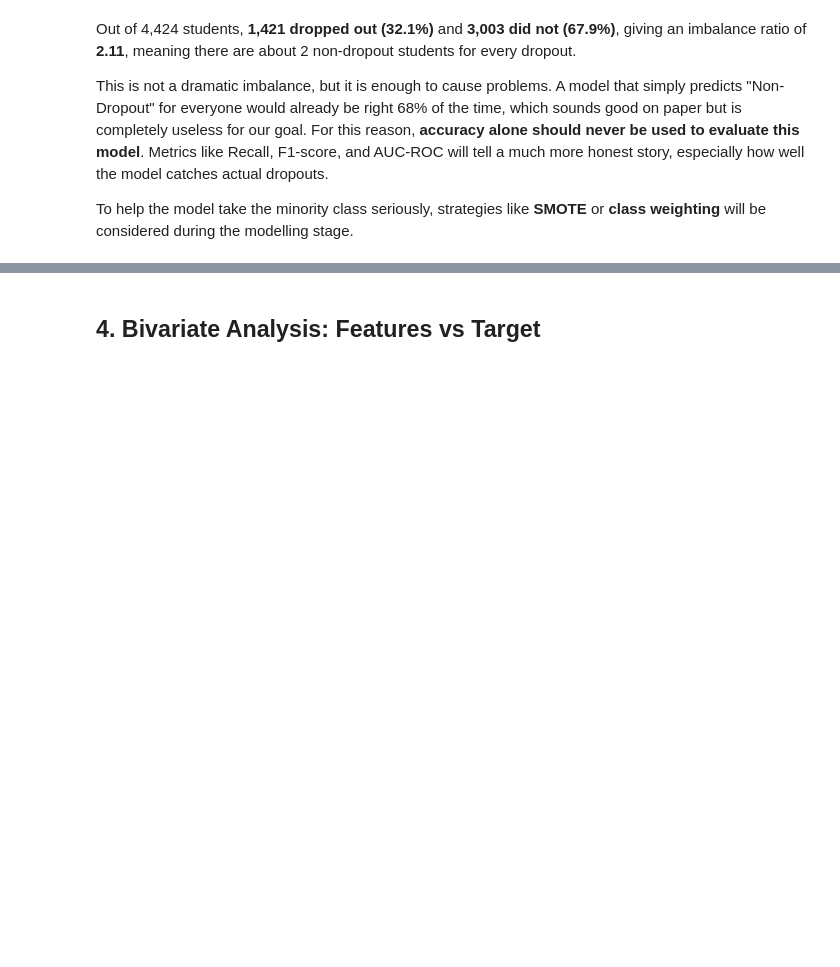
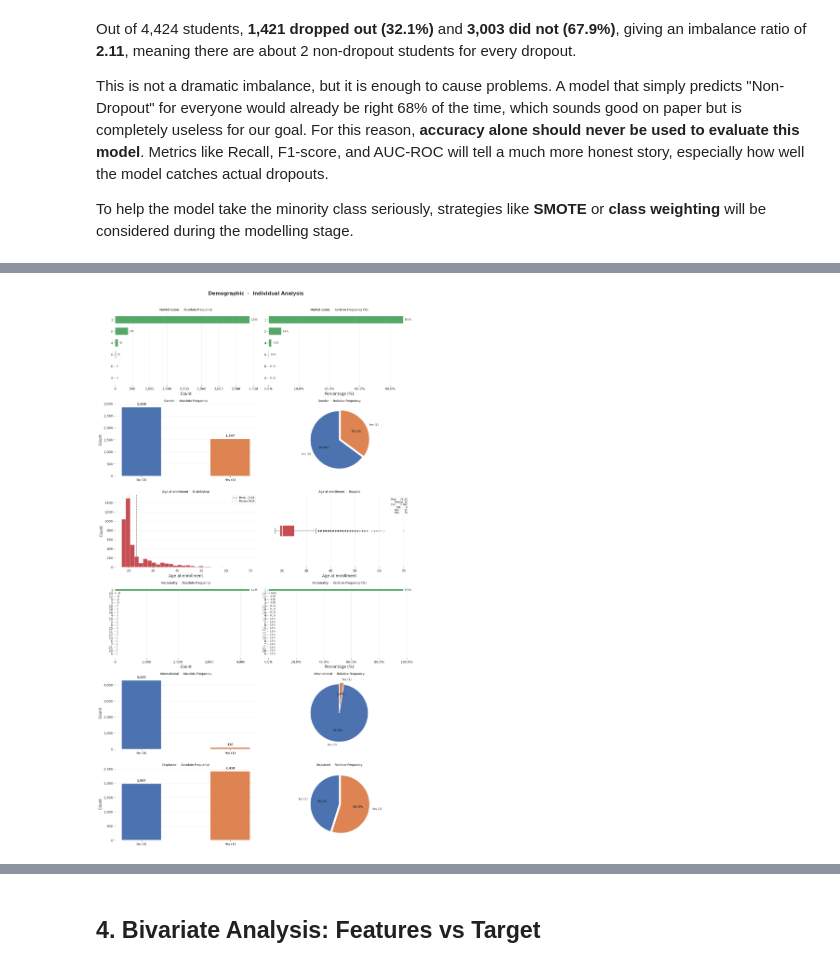
Before and after one commit to T3raa/Machine-Learning-Group-Project, a Jupyter notebook: notebooks/2.EDA.ipynb, the cells around one changed output, grey strips where cells are left out. Saved outputs shown, nothing was run; the diff lists cells and outputs as text; code cells hidden in the pictures; blank space fills up the shorter version.

```diff
--- a/notebooks/2.EDA.ipynb
+++ b/notebooks/2.EDA.ipynb
@@ -104,3 +105,14 @@ Columns: ['Marital status', 'Application mode', 'Application order', 'Course', '
+# %%
+# Load variable groups
+with open('variable_groups.json') as f:
+    variable_groups = json.load(f)
+
+demographic      = variable_groups['Demographic & Personal Background']
+socioeconomic    = variable_groups['Socioeconomic & Family Background']
+enrollment       = variable_groups['Enrollment & Application Profile']
+financial        = variable_groups['Financial Status']
+academic_1st_sem = variable_groups['1st Semester Academic Performance']
+macroeconomic    = variable_groups['Macroeconomic Context']
 # %% [markdown]
 ---
 
@@ -434,0 +534,4 @@ Curricular units 1st sem (without evaluations)  12.000
+# %%
+plot_group(df, demographic,      group_name="Demographic")
+# %% [output]
+[figure, added]
```
Also changed, not shown: parts of 27 cells of this notebook, 4 other files.
